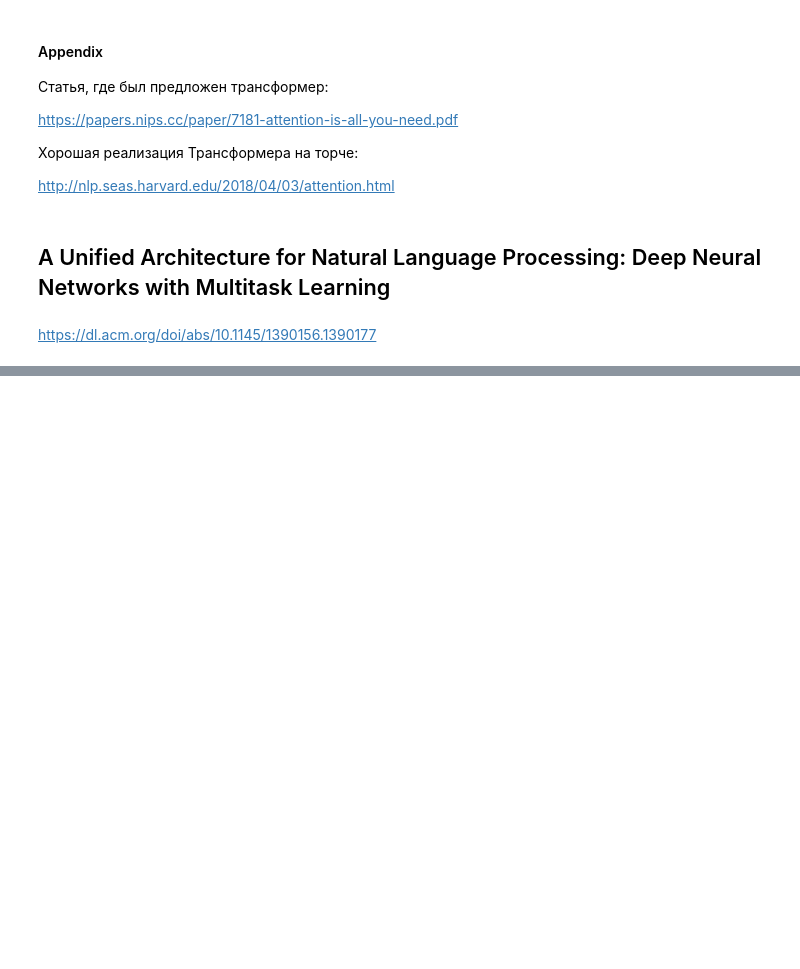
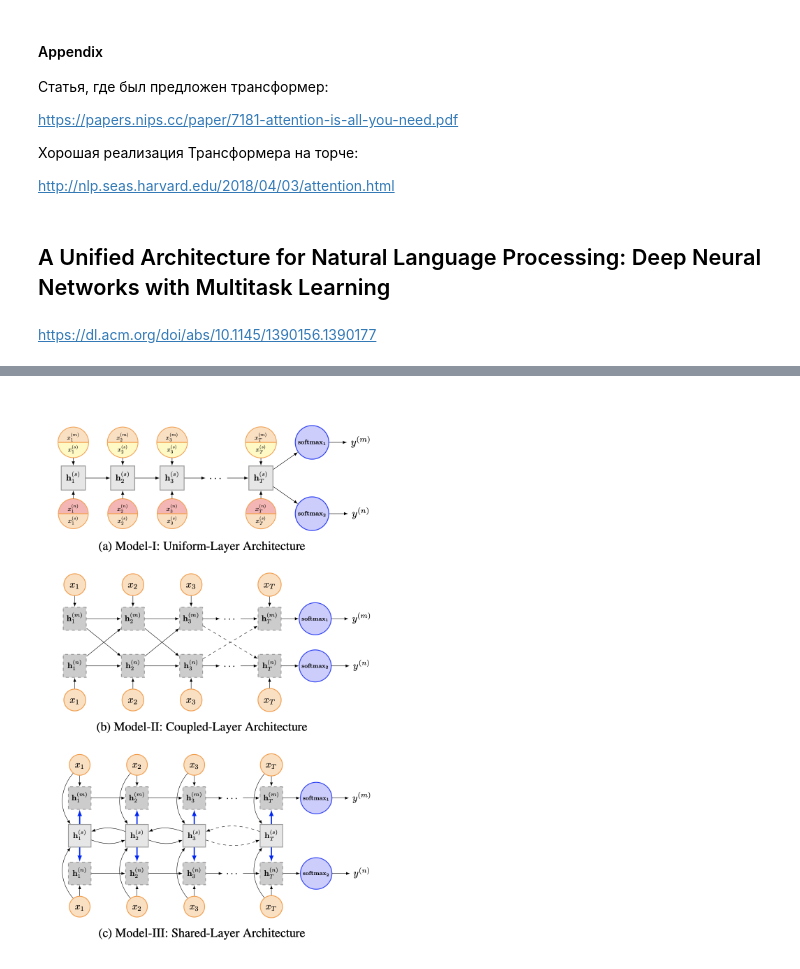
Before and after one commit to DChulok/I-want-to-learn-NLP, a Jupyter notebook: Diary.ipynb, the cells around one changed output, grey strips where cells are left out. Drawn from its saved outputs; the diff is of its cells as text; code cells hidden in the pictures; blank space fills up the shorter version.

```diff
--- a/Diary.ipynb
+++ b/Diary.ipynb
@@ -365,0 +421,4 @@ https://dl.acm.org/doi/abs/10.1145/1390156.1390177
+# %%
+Image(filename="Images/Model2.png")
+# %% [output]
+[figure, added]
```
Also changed, not shown: parts of 9 cells of this notebook, 3 other files.
